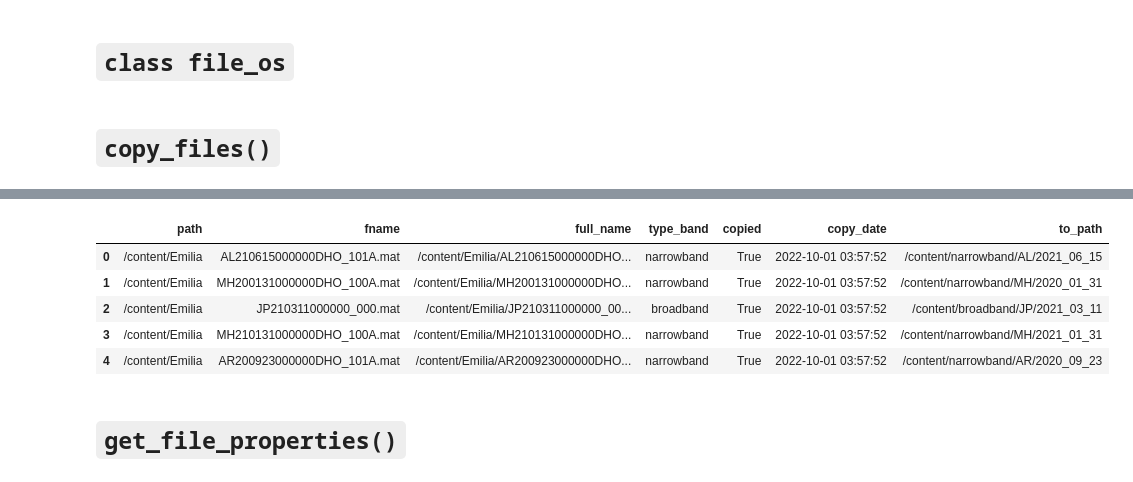
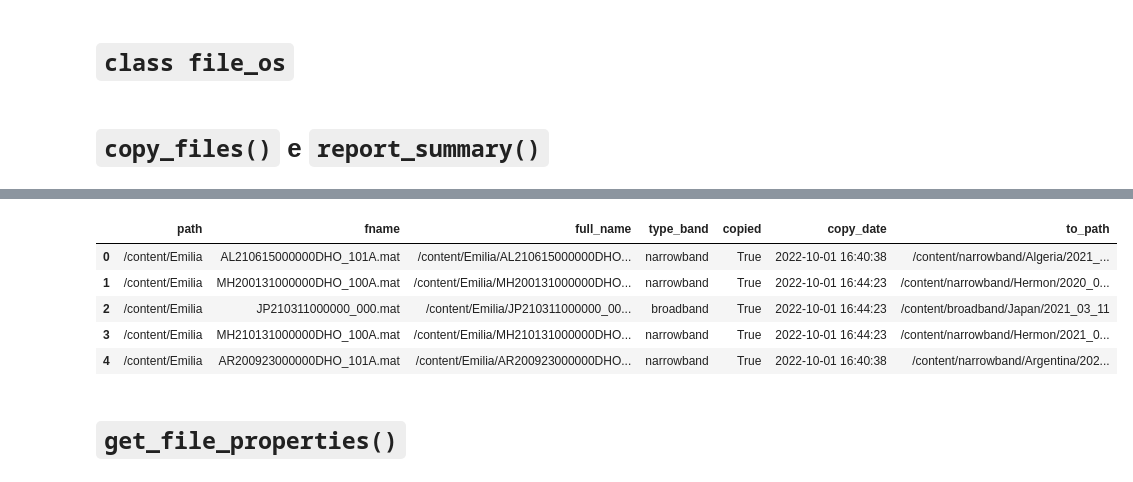
Before and after one commit to Rogerio-mack/VLF, a Jupyter notebook: VLF_copy.ipynb, the cells around one changed output, grey strips where cells are left out. Cells and saved outputs as stored; diff of their text form; code cells hidden in the pictures.

```diff
--- a/VLF_copy.ipynb
+++ b/VLF_copy.ipynb
@@ -368,32 +421,22 @@ class file_os:
 
     return
 # %% [markdown]
-# `copy_files()`
+# `copy_files()` e `report_summary()`
 # %%
 import shutil
 
-'''
-Function	Copies
-metadata	Copies
-permissions	Uses file object	Destination
-may be directory
-shutil.copy	No	Yes	No	Yes
-shutil.copyfile	No	No	No	No
-shutil.copy2	Yes	Yes	No	Yes
-shutil.copyfileobj	No	No	Yes	No
-'''
 def report_summary(df_files):
-  print('Total files: ', len(df_files))
-  print('All copied: ', len(df_files[df_files.copied == True]))
-  print('Band files remained to be copied: ', len(df_files[ (df_files.copied == False) & (df_files.type_band != 'None')]))
-  print('...narrowband: ', len(df_files[ (df_files.copied == False) & (df_files.type_band == 'narrowband')]))
-  print('...broadband: ', len(df_files[ (df_files.copied == False) & (df_files.type_band == 'broadband')]))
-  print('To be skipped: ', len(df_files[ df_files.type_band == 'None' ]))
+  print('Total files: '.ljust(27), len(df_files))
+  print('All copied: '.ljust(27), len(df_files[df_files.copied == True]))
+  print('Files remained to be copy: '.ljust(27), len(df_files[ (df_files.copied == False) & (df_files.type_band != 'None')]))
+  print('...narrowband: '.ljust(27), len(df_files[ (df_files.copied == False) & (df_files.type_band == 'narrowband')]))
+  print('...broadband: '.ljust(27), len(df_files[ (df_files.copied == False) & (df_files.type_band == 'broadband')]))
+  print('To be skipped: '.ljust(27), len(df_files[ df_files.type_band == 'None' ]))
   print('All copies...')
-  print(df_files.copy_date.value_counts())
+  print(pd.DataFrame(df_files.copy_date.value_counts()))
   return
 
-def copy_files(df_files, root_path_out, type_path_out='os', override=False):
+def copy_files(df_files, root_path_out, type_path_out='os', override=False, dict_stations=None):
 
   copy_date = datetime.datetime.now().strftime("%Y-%m-%d %H:%M:%S")
   count_files = 0
@@ -422,6 +465,10 @@ def copy_files(df_files, root_path_out, type_path_out='os', override=False):
                 get_from_name(fname,'Day')
 
     dir_station = get_from_name(fname,'Station_ID')
+
+    if dict_stations is not None:
+      if dir_station in dict_stations.keys():
+        dir_station = dict_stations[dir_station]
 
     path_out = os.path.join(root_path_out, type_band)
     if not os.path.exists(path_out):
@@ -465,12 +512,12 @@ def copy_files(df_files, root_path_out, type_path_out='os', override=False):
   return copy_date, count_files, count_copied
 
 root_path_out = '/content'
-copy_files(df_files, root_path_out)
+copy_files(df_files, root_path_out, dict_stations=dict_stations)
 
 for ix in np.random.randint(0, len(df_files), 30):
   df_files.at[ix,'copied'] = False
 
-copy_files(df_files, root_path_out)
+copy_files(df_files, root_path_out, dict_stations=dict_stations)
 
 print()
 display(df_files.head())
@@ -495,9 +542,9 @@ Name: copy_date, dtype: int64
 |  | path | fname | full_name | type_band | copied | copy_date | to_path |
-| 0 | /content/Emilia | AL210615000000DHO_101A.mat | /content/Emilia/AL210615000000DHO... | narrowband | True | 2022-10-01 03:57:52 | /content/narrowband/AL/2021_06_15 |
-| 1 | /content/Emilia | MH200131000000DHO_100A.mat | /content/Emilia/MH200131000000DHO... | narrowband | True | 2022-10-01 03:57:52 | /content/narrowband/MH/2020_01_31 |
-| 2 | /content/Emilia | JP210311000000_000.mat | /content/Emilia/JP210311000000_00... | broadband | True | 2022-10-01 03:57:52 | /content/broadband/JP/2021_03_11 |
-| 3 | /content/Emilia | MH210131000000DHO_100A.mat | /content/Emilia/MH210131000000DHO... | narrowband | True | 2022-10-01 03:57:52 | /content/narrowband/MH/2021_01_31 |
-| 4 | /content/Emilia | AR200923000000DHO_101A.mat | /content/Emilia/AR200923000000DHO... | narrowband | True | 2022-10-01 03:57:52 | /content/narrowband/AR/2020_09_23 |
+| 0 | /content/Emilia | AL210615000000DHO_101A.mat | /content/Emilia/AL210615000000DHO... | narrowband | True | 2022-10-01 16:40:38 | /content/narrowband/Algeria/2021_... |
+| 1 | /content/Emilia | MH200131000000DHO_100A.mat | /content/Emilia/MH200131000000DHO... | narrowband | True | 2022-10-01 16:44:23 | /content/narrowband/Hermon/2020_0... |
+| 2 | /content/Emilia | JP210311000000_000.mat | /content/Emilia/JP210311000000_00... | broadband | True | 2022-10-01 16:44:23 | /content/broadband/Japan/2021_03_11 |
+| 3 | /content/Emilia | MH210131000000DHO_100A.mat | /content/Emilia/MH210131000000DHO... | narrowband | True | 2022-10-01 16:44:23 | /content/narrowband/Hermon/2021_0... |
+| 4 | /content/Emilia | AR200923000000DHO_101A.mat | /content/Emilia/AR200923000000DHO... | narrowband | True | 2022-10-01 16:40:38 | /content/narrowband/Argentina/202... |
 # %% [markdown]
 # `get_file_properties()`
 # %%
```
Also changed, not shown: parts of 10 cells of this notebook.
